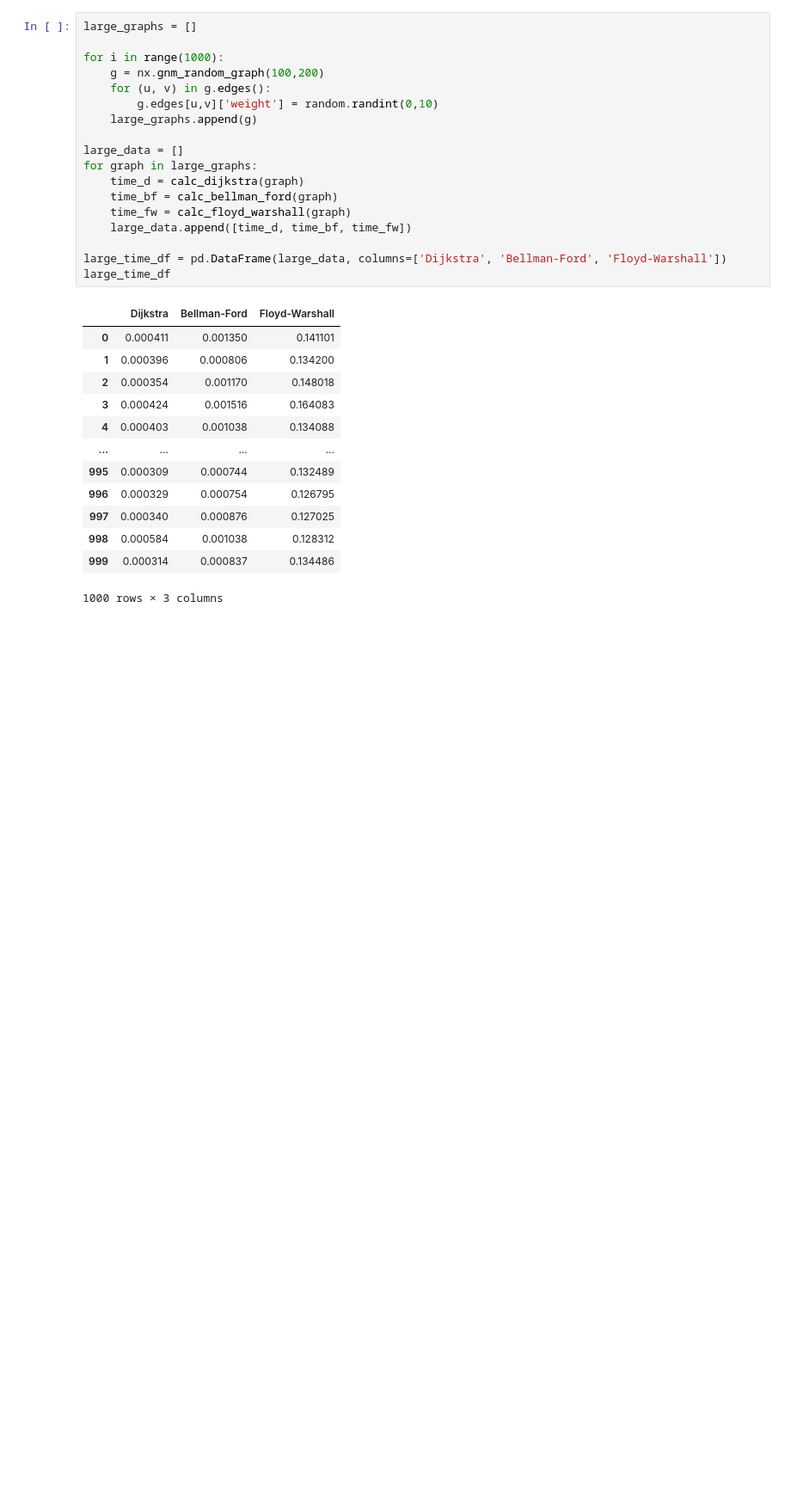
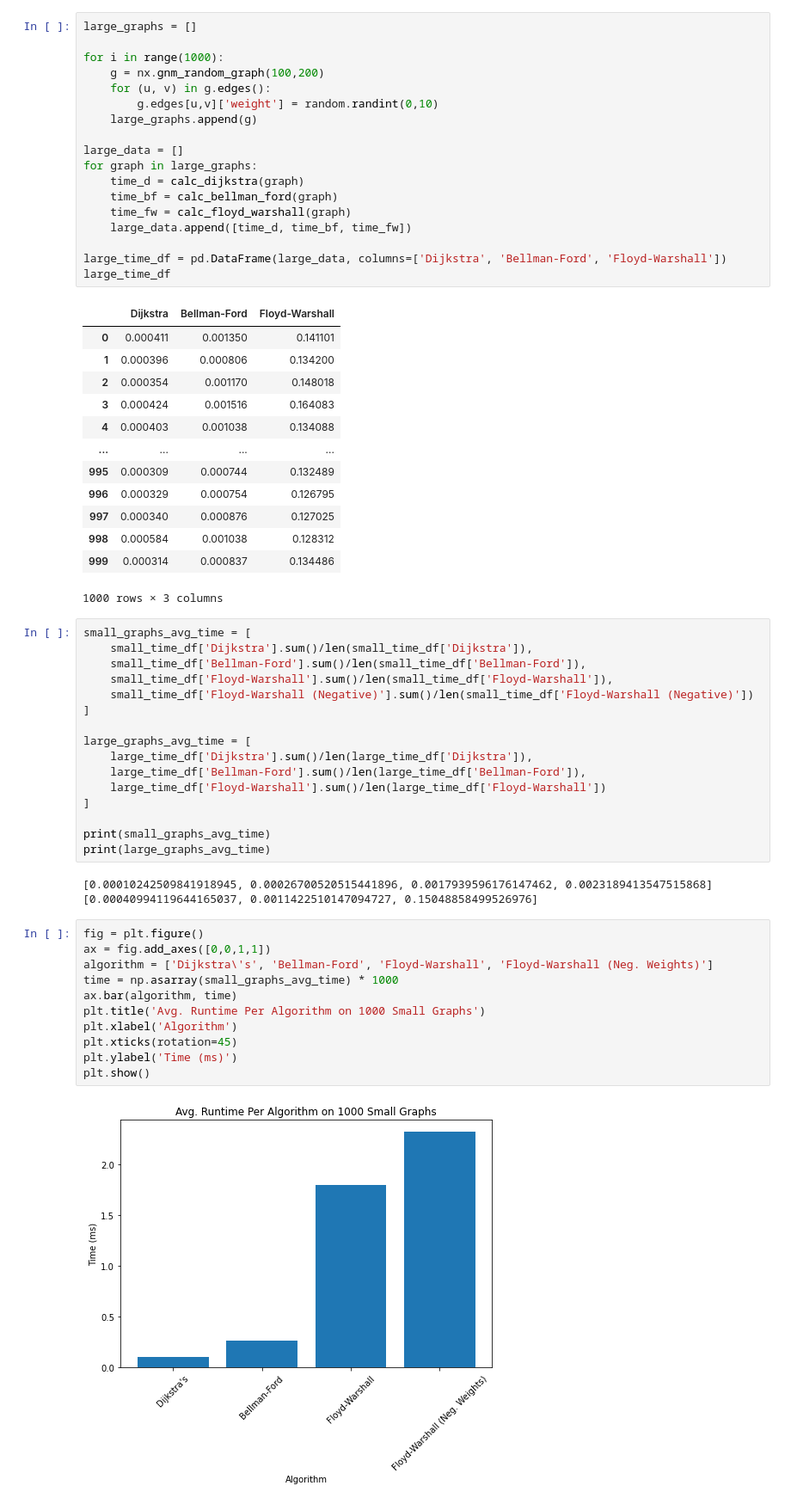
Before and after one commit to funkjo/shortest-path-networking, a Jupyter notebook: main.ipynb, the cells around one changed output. Shown: that part at 86% size. Saved outputs shown, nothing was run; the diff lists cells and outputs as text; blank space fills up the shorter version.

Commit message:
Calc average times and visualize

```diff
--- a/main.ipynb
+++ b/main.ipynb
@@ -243,3 +244,35 @@ large_time_df
 | 998 | 0.000584 | 0.001038 | 0.128312 |
 | 999 | 0.000314 | 0.000837 | 0.134486 |
 1000 rows × 3 columns
+# %%
+small_graphs_avg_time = [
+    small_time_df['Dijkstra'].sum()/len(small_time_df['Dijkstra']),
+    small_time_df['Bellman-Ford'].sum()/len(small_time_df['Bellman-Ford']),
+    small_time_df['Floyd-Warshall'].sum()/len(small_time_df['Floyd-Warshall']),
+    small_time_df['Floyd-Warshall (Negative)'].sum()/len(small_time_df['Floyd-Warshall (Negative)'])
+]
+
+large_graphs_avg_time = [
+    large_time_df['Dijkstra'].sum()/len(large_time_df['Dijkstra']),
+    large_time_df['Bellman-Ford'].sum()/len(large_time_df['Bellman-Ford']),
+    large_time_df['Floyd-Warshall'].sum()/len(large_time_df['Floyd-Warshall'])
+]
+
+print(small_graphs_avg_time)
+print(large_graphs_avg_time)
+# %% [output]
+[0.00010242509841918945, 0.00026700520515441896, 0.0017939596176147462, 0.0023189413547515868]
+[0.00040994119644165037, 0.0011422510147094727, 0.15048858499526976]
+# %%
+fig = plt.figure()
+ax = fig.add_axes([0,0,1,1])
+algorithm = ['Dijkstra\'s', 'Bellman-Ford', 'Floyd-Warshall', 'Floyd-Warshall (Neg. Weights)']
+time = np.asarray(small_graphs_avg_time) * 1000
+ax.bar(algorithm, time)
+plt.title('Avg. Runtime Per Algorithm on 1000 Small Graphs')
+plt.xlabel('Algorithm')
+plt.xticks(rotation=45)
+plt.ylabel('Time (ms)')
+plt.show()
+# %% [output]
+[figure, added]
```
Also changed, not shown: parts of 3 cells of this notebook.
